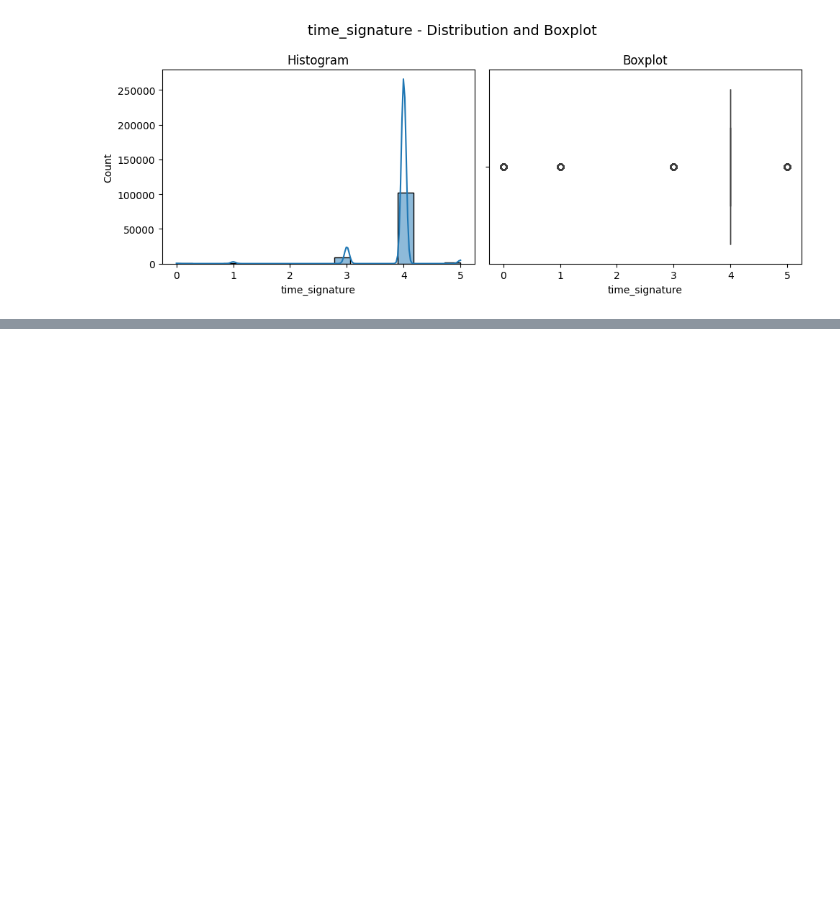
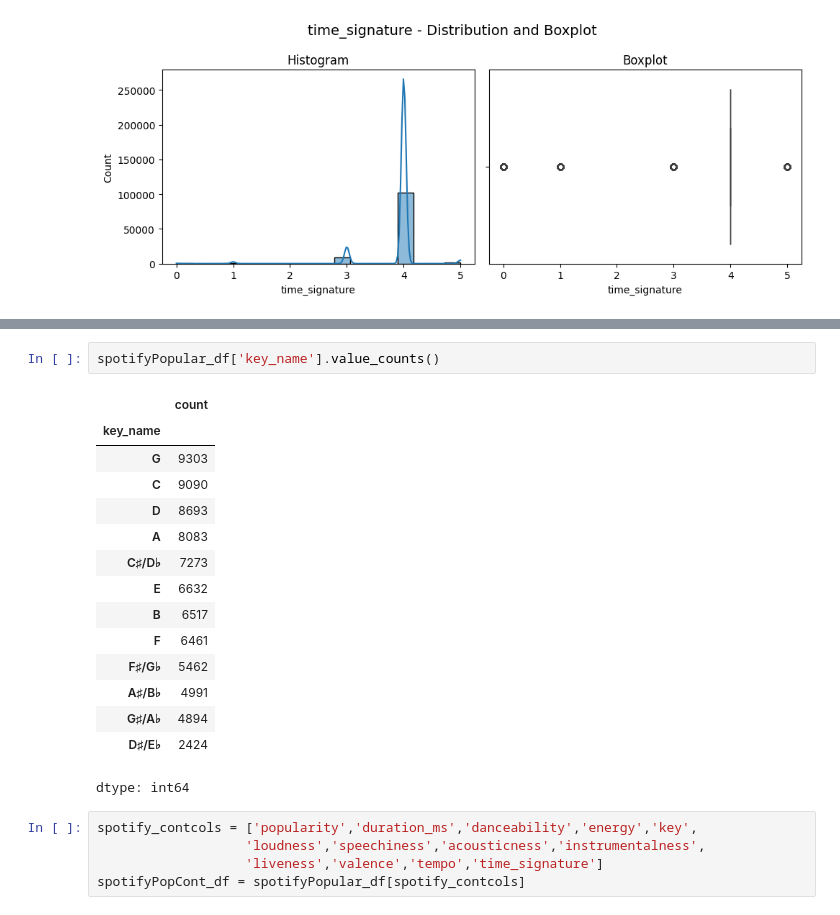
Before and after one commit to matthewsj17/Spotify-Data-Analysis-DSCI300-Project, a Jupyter notebook: DSCI300_DataCleaning_SemesterProject.ipynb, the cells around one changed output, grey strips where cells are left out. Saved outputs shown, nothing was run; the diff lists cells and outputs as text; blank space fills up the shorter version.

```diff
--- a/DSCI300_DataCleaning_SemesterProject.ipynb
+++ b/DSCI300_DataCleaning_SemesterProject.ipynb
@@ -248,0 +328,23 @@ for col in spotifyCont_df.columns:
+# %%
+spotifyPopular_df['key_name'].value_counts()
+# %% [output]
+|  | count |
+| key_name |  |
+| G | 9303 |
+| C | 9090 |
+| D | 8693 |
+| A | 8083 |
+| C♯/D♭ | 7273 |
+| E | 6632 |
+| B | 6517 |
+| F | 6461 |
+| F♯/G♭ | 5462 |
+| A♯/B♭ | 4991 |
+| G♯/A♭ | 4894 |
+| D♯/E♭ | 2424 |
+dtype: int64
+# %%
+spotify_contcols = ['popularity','duration_ms','danceability','energy','key',
+                   'loudness','speechiness','acousticness','instrumentalness',
+                   'liveness','valence','tempo','time_signature']
+spotifyPopCont_df = spotifyPopular_df[spotify_contcols]
```
Also changed, not shown: parts of 8 cells of this notebook.
